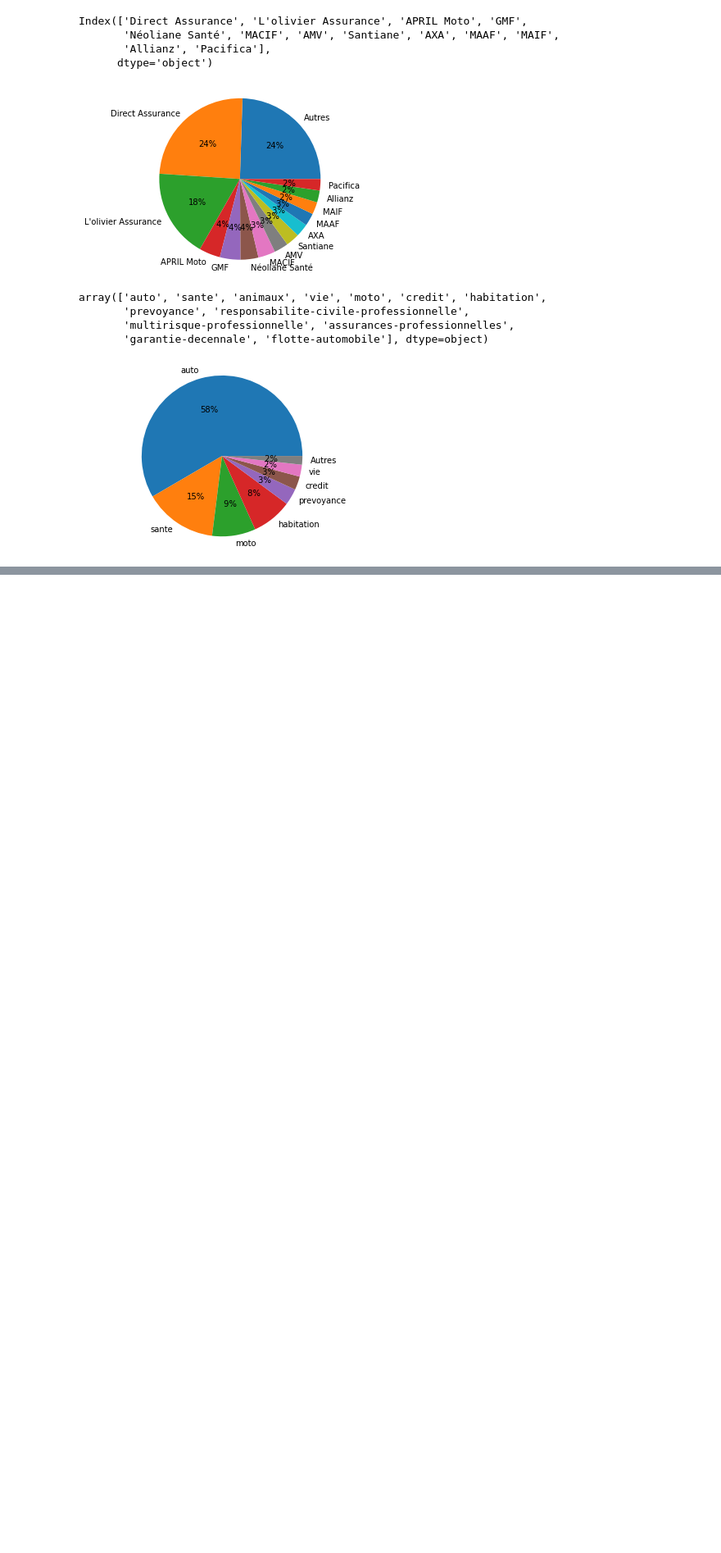
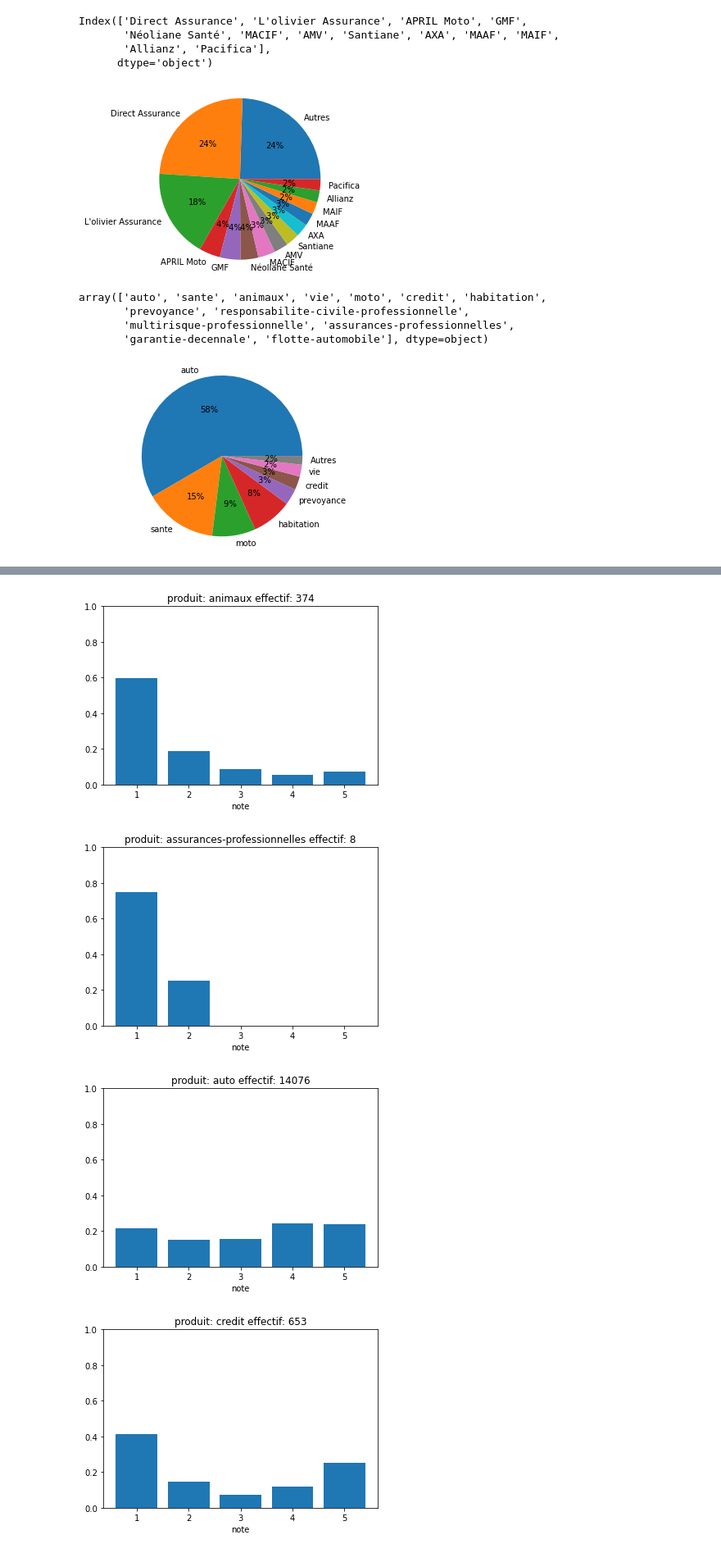
Before and after one commit to NandyBa/NLP-Project2, a Jupyter notebook: Analysis.ipynb, the cells around one changed output, grey strips where cells are left out. Shown: that part at 82% size. Saved outputs shown, nothing was run; the diff lists cells and outputs as text; code cells hidden in the pictures; blank space fills up the shorter version.

Commit message:
Analyse variable-target partie produit

```diff
--- a/Analysis.ipynb
+++ b/Analysis.ipynb
@@ -230,0 +241,4 @@ percent_pie_chart(df_plot, 'produit')
+# %%
+results = df.pivot_table(index='produit', columns='note',
+                     aggfunc={"note":['count']})
+results
@@ -230,0 +263,18 @@ percent_pie_chart(df_plot, 'produit')
+# %%
+for produit in results.index:
+    counts = pd.Series(results.loc[produit, :].values)
+    counts = counts.fillna(0)
+    eff = sum(counts)
+    counts = counts / eff
+
+    fig, ax = plt.subplots()
+    plt.bar(range(1,6), counts)
+    ax.set_ylim(0,1)
+    plt.title('produit: ' + produit + ' effectif: '+str(int(eff)))
+    plt.xlabel('note')
+    plt.show()
+# %% [output]
+[figure, added]
+[figure, added]
+[figure, added]
+[figure, added]
```
Also changed, not shown: parts of 5 cells of this notebook.
